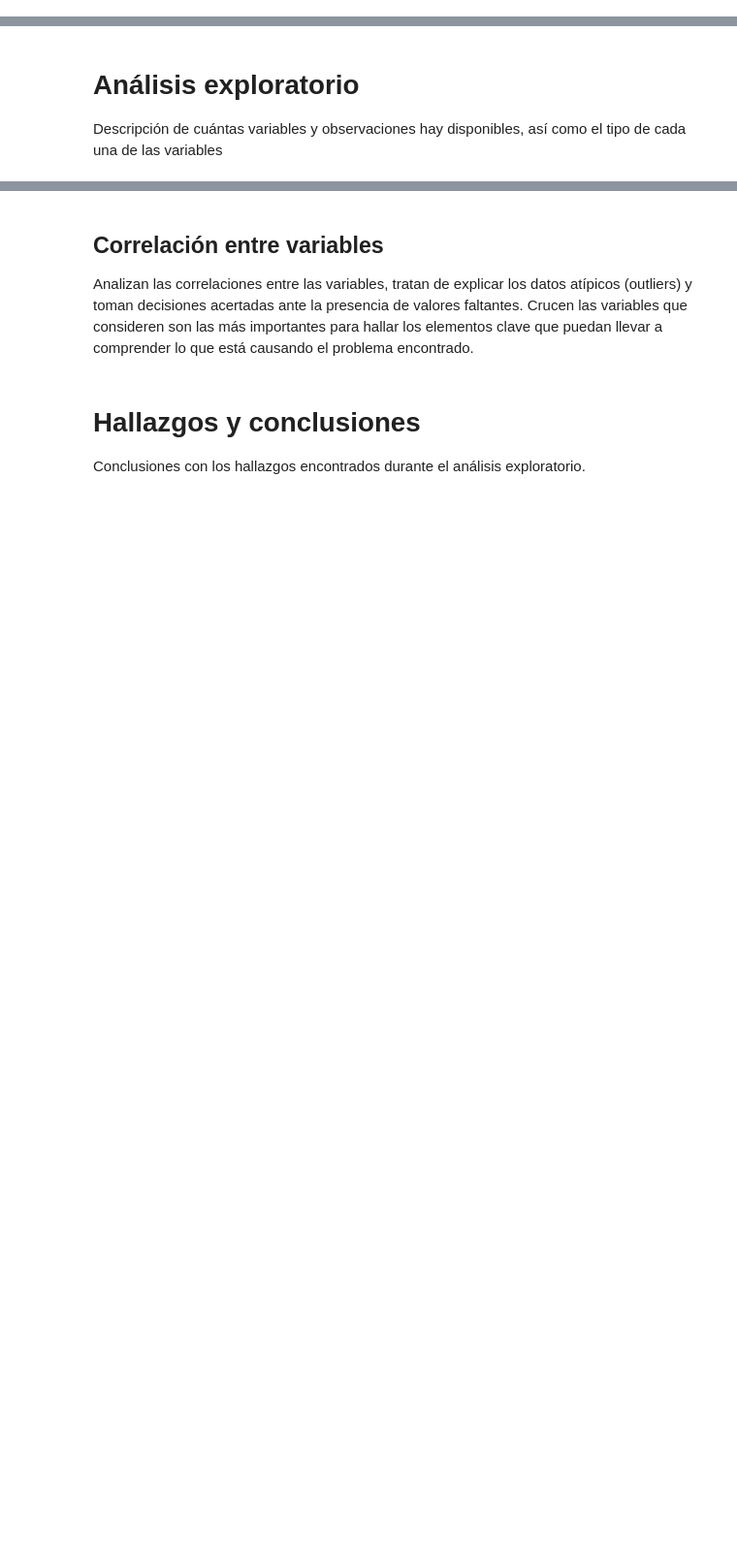
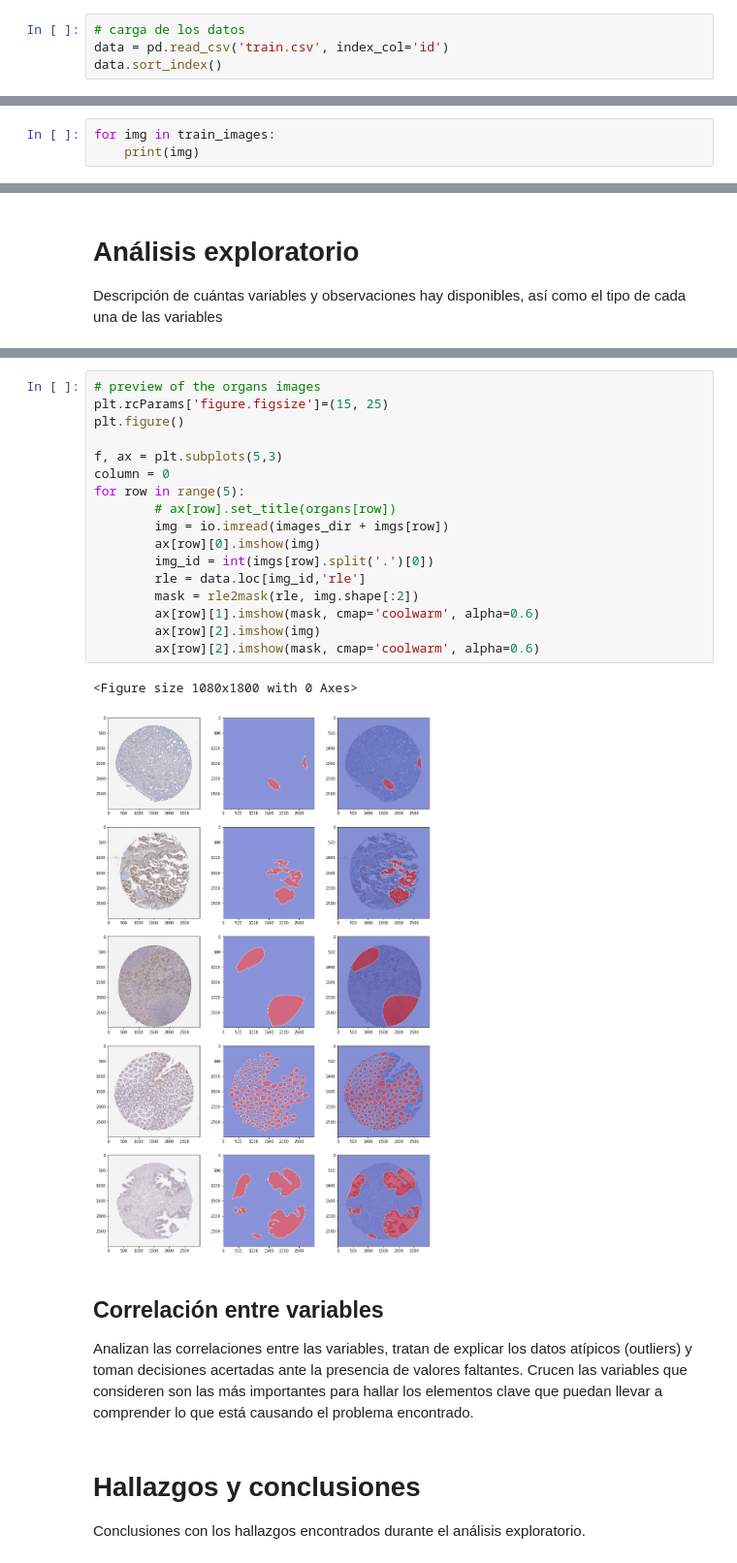
Before and after one commit to DiaZa13/hacking-the-human-body, a Jupyter notebook: project.ipynb, the cells around one changed output, grey strips where cells are left out. Shown at 97% size. Drawn from its saved outputs; the diff is of its cells as text; blank space fills up the shorter version.

Commit message:
problematic situation and data description

```diff
--- a/project.ipynb
+++ b/project.ipynb
@@ -11,3 +54,7 @@ planteado. Se enuncian, al menos, un objetivo general y 2 específicos. Los obje
 # %% [markdown]
 # Descripción de los datos
 Se describen los datos, tanto las variables y observaciones como las operaciones de limpieza que se realizaron si hubo necesidad de hacerlas.
+# %%
+# carga de los datos
+data = pd.read_csv('train.csv', index_col='id')
+data.sort_index()
@@ -13,0 +123,3 @@ Se describen los datos, tanto las variables y observaciones como las operaciones
+# %%
+for img in train_images:
+    print(img)
@@ -23,3 +167,23 @@ Elaboración de gráficos de barra, tabla de frecuencias y proporciones.
+# %%
+# preview of the organs images
+plt.rcParams['figure.figsize']=(15, 25)
+plt.figure()
+
+f, ax = plt.subplots(5,3)
+column = 0
+for row in range(5):
+        # ax[row].set_title(organs[row])
+        img = io.imread(images_dir + imgs[row])
+        ax[row][0].imshow(img)
+        img_id = int(imgs[row].split('.')[0])
+        rle = data.loc[img_id,'rle']
+        mask = rle2mask(rle, img.shape[:2])
+        ax[row][1].imshow(mask, cmap='coolwarm', alpha=0.6)
+        ax[row][2].imshow(img)
+        ax[row][2].imshow(mask, cmap='coolwarm', alpha=0.6)
+# %% [output]
+<Figure size 1080x1800 with 0 Axes>
+[figure, added]
 # %% [markdown]
 ## Correlación entre variables
 Analizan las correlaciones entre las variables, tratan de explicar los datos atípicos (outliers) y toman decisiones acertadas ante la presencia de valores faltantes. Crucen las variables que consideren son las más importantes para hallar los elementos clave que puedan llevar a comprender lo que está causando el problema encontrado.
```
Also changed, not shown: parts of 17 cells of this notebook, 1 other file.
